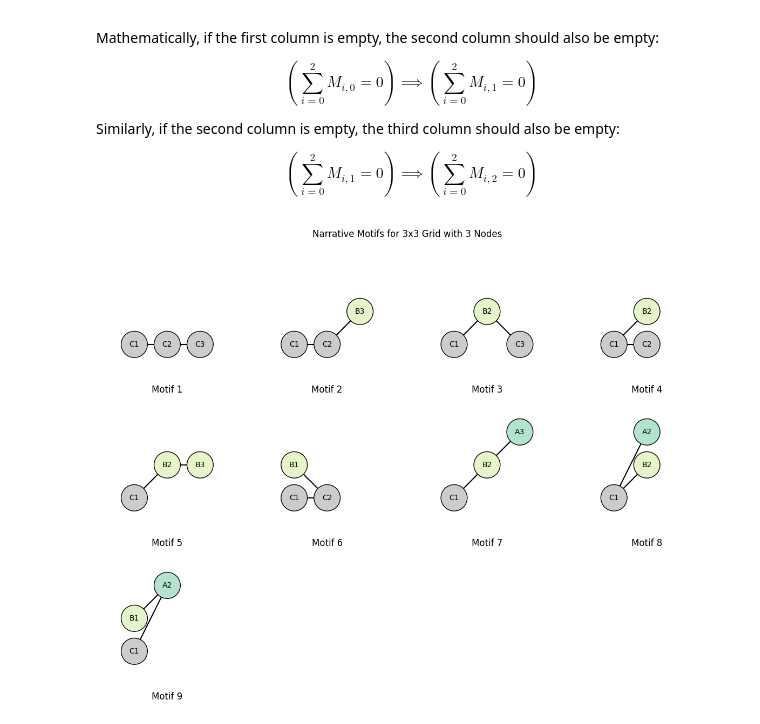
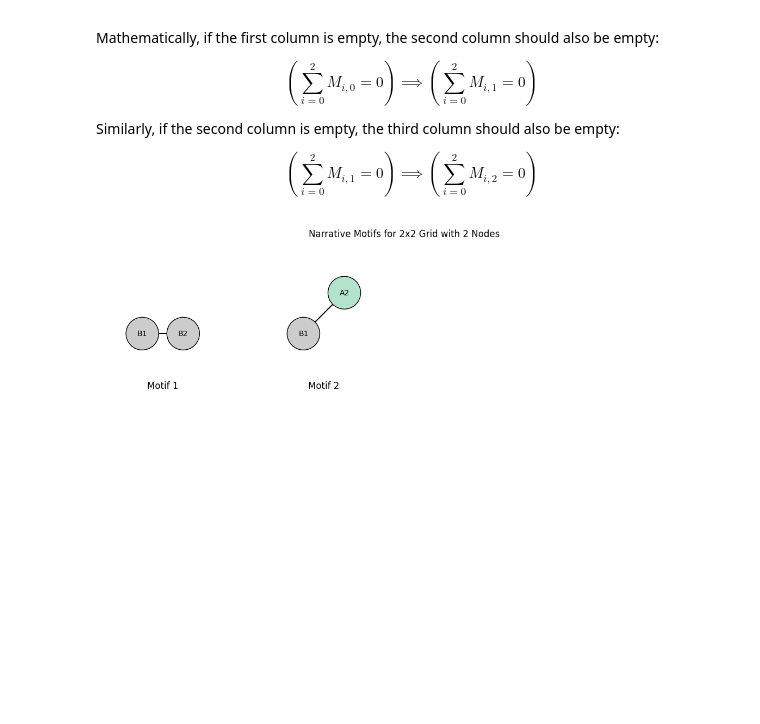
Before and after one commit to SonghaiFan/narrative-graph, a Jupyter notebook: legacy/gpt_storyteller/motifs.ipynb, the cells around one changed output. Saved outputs shown, nothing was run; the diff lists cells and outputs as text; code cells hidden in the pictures; blank space fills up the shorter version.

```diff
--- a/legacy/gpt_storyteller/motifs.ipynb
+++ b/legacy/gpt_storyteller/motifs.ipynb
@@ -183,32 +183,32 @@ def visualize_narrative_motifs_with_labels(configurations, n):
                         if matrix[y, x] == 1:
                             circle = plt.Circle((x, n-1-y), 0.4, color=colors[y], ec="black", zorder=2)
                             ax.add_patch(circle)
                             # Add label to the node
                             ax.text(x, n-1-y, f"{labels[y]}{x+1}", color='black',
                                     ha='center', va='center', zorder=3)
 
                 # Draw edges between nodes in adjacent columns
                 for x in range(n-1):
                     for y1 in range(n):
                         for y2 in range(n):
                             if matrix[y1, x] == 1 and matrix[y2, x+1] == 1:
                                 ax.plot([x, x+1], [n-1-y1, n-1-y2], color='black', zorder=1)
 
                 ax.set_xlim(-1, n)
                 ax.set_ylim(-1, n)
                 ax.axis('off')
                 ax.set_aspect('equal', 'box')
                 ax.set_title(f"Motif {idx+1}", y=-0.15)
             else:
                 ax.axis('off')  # Turn off remaining subplots
 
     plt.suptitle(f"Narrative Motifs for {n}x{n} Grid with {n} Nodes")
     plt.tight_layout()
     plt.show()
 
 # Visualize the narrative motifs for a 4x4 grid with 4 nodes using colored circles, edges, and labels
-n = 3
+n = 2
 configurations = find_narrative_motifs(n)
 visualize_narrative_motifs_with_labels(configurations, n)
 # %% [output]
-[figure, old version]
+[figure, new version]
```
Also changed, not shown: parts of 1 cell of this notebook, 56 other files.
